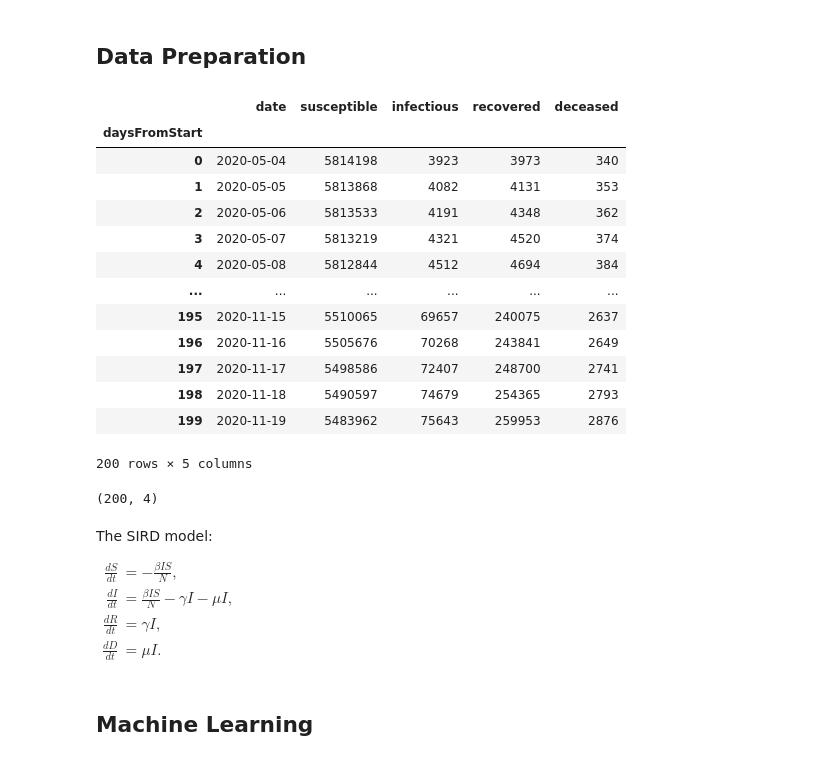
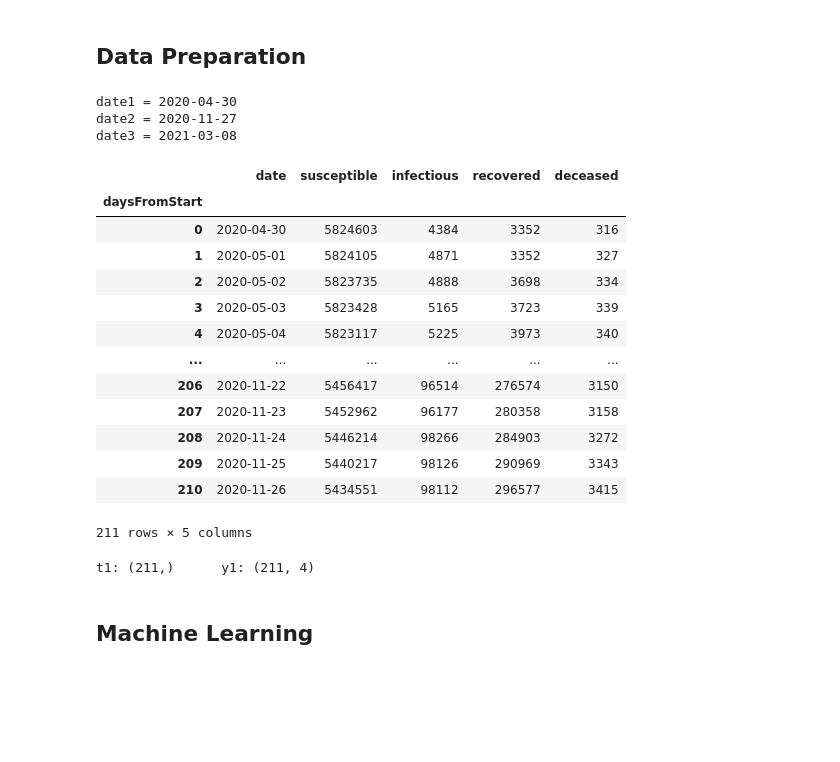
Before and after one commit to ZhongRuoyu/ntu-cz1115-project, a Jupyter notebook: covid.ipynb, the cells around one changed output. Drawn from its saved outputs; the diff is of its cells as text; code cells hidden in the pictures; blank space fills up the shorter version.

```diff
--- a/covid.ipynb
+++ b/covid.ipynb
@@ -18,3 +36,4 @@ sb.set(rc={"figure.figsize": (12, 8)})
 # %%
-raw = pd.read_json("https://api.covidtracking.com/v1/states/wi/daily.json")
+raw = pd.read_json(f"https://api.covidtracking.com/v1/states/{state_abbr.lower()}/daily.json")
 backup = raw
+raw
@@ -23,0 +54,4 @@ population = 5822434
+# %%
+pop_data = pd.read_csv("https://www2.census.gov/programs-surveys/popest/datasets/2010-2020/national/totals/nst-est2020.csv")
+population = int(pop_data[pop_data["NAME"] == state]["POPESTIMATE2020"])
+population
@@ -55,10 +90,10 @@ def extract_data(raw):
     # https://covidtracking.com/about-data/data-definitions
     global population
     data = pd.DataFrame(raw[["date"]])
-    data["susceptible"] = population - raw["positiveCasesViral"]
-    data["infectious"] = raw["positiveCasesViral"] - raw["recovered"] - raw["deathConfirmed"]
+    data["susceptible"] = population - raw["positive"]
+    data["infectious"] = raw["positive"] - raw["recovered"] - raw["death"]
     data["recovered"] = raw["recovered"]
-    data["deceased"] = raw["deathConfirmed"]
+    data["deceased"] = raw["death"]
     for col in ["susceptible", "infectious", "recovered", "deceased"]:
         data.loc[:, col] = data[col].astype(int)
     return data
@@ -97,53 +132,54 @@ plt.show()
 # %% [markdown]
 ## Data Preparation
+# %%
+date1 = datetime(2020, 4, 30)
+date2 = datetime(2020, 3, 7) + timedelta(days=265)
+date3 = datetime(2021, 3, 8)
+
+print(f"date1 = {date1.date()}")
+print(f"date2 = {date2.date()}")
+print(f"date3 = {date3.date()}")
+# %% [output]
+date1 = 2020-04-30
+date2 = 2020-11-27
+date3 = 2021-03-08
 # %%
 def filter_data(data, start=None, end=None):
     filtered = data.reset_index().sort_values("date")
     if start: filtered = filtered[filtered["date"] >= start]
     if end: filtered = filtered[filtered["date"] < end]
     filtered.loc[:, "daysFromStart"] -= filtered.iloc[0]["daysFromStart"]
     filtered.set_index("daysFromStart", inplace=True)
     return filtered
 
-data1 = filter_data(data, start=datetime(2020, 5, 4), end=datetime(2020, 11, 20))
+data1 = filter_data(data, start=date1, end=date2)
 data1
 # %% [output]
 |  | date | susceptible | infectious | recovered | deceased |
 | daysFromStart |  |  |  |  |  |
-| 0 | 2020-05-04 | 5814198 | 3923 | 3973 | 340 |
-| 1 | 2020-05-05 | 5813868 | 4082 | 4131 | 353 |
-| 2 | 2020-05-06 | 5813533 | 4191 | 4348 | 362 |
-| 3 | 2020-05-07 | 5813219 | 4321 | 4520 | 374 |
-| 4 | 2020-05-08 | 5812844 | 4512 | 4694 | 384 |
+| 0 | 2020-04-30 | 5824603 | 4384 | 3352 | 316 |
+| 1 | 2020-05-01 | 5824105 | 4871 | 3352 | 327 |
+| 2 | 2020-05-02 | 5823735 | 4888 | 3698 | 334 |
+| 3 | 2020-05-03 | 5823428 | 5165 | 3723 | 339 |
+| 4 | 2020-05-04 | 5823117 | 5225 | 3973 | 340 |
 | ... | ... | ... | ... | ... | ... |
-| 195 | 2020-11-15 | 5510065 | 69657 | 240075 | 2637 |
-| 196 | 2020-11-16 | 5505676 | 70268 | 243841 | 2649 |
-| 197 | 2020-11-17 | 5498586 | 72407 | 248700 | 2741 |
-| 198 | 2020-11-18 | 5490597 | 74679 | 254365 | 2793 |
-| 199 | 2020-11-19 | 5483962 | 75643 | 259953 | 2876 |
+| 206 | 2020-11-22 | 5456417 | 96514 | 276574 | 3150 |
+| 207 | 2020-11-23 | 5452962 | 96177 | 280358 | 3158 |
+| 208 | 2020-11-24 | 5446214 | 98266 | 284903 | 3272 |
+| 209 | 2020-11-25 | 5440217 | 98126 | 290969 | 3343 |
+| 210 | 2020-11-26 | 5434551 | 98112 | 296577 | 3415 |
-200 rows × 5 columns
+211 rows × 5 columns
 # %%
 def get_SIRD_vars(data):
-    t = data.index.to_numpy()
-    arr = data.to_numpy()
-    _, S, I, R, D = arr.T
-    return t, S, I, R, D
+    t = data.index.to_numpy(dtype=int)
+    arr = data.to_numpy(dtype=int)
+    _, S, I, R, D = arr.T  # leave the date out
+    y = np.column_stack((S, I, R, D))
+    return t, y
 
-t1, S1, I1, R1, D1 = get_SIRD_vars(data1)
-y1 = np.column_stack((S1, I1, R1, D1))
-y1.shape
+t1, y1 = get_SIRD_vars(data1)
+print(f"t1: {t1.shape}\ty1: {y1.shape}")
 # %% [output]
-(200, 4)
+t1: (211,)      y1: (211, 4)
-# %% [markdown]
-The SIRD model:
-
-$\begin{equation}
-\begin{split}
-\frac{dS}{dt} & = - \frac{\beta I S}{N}, \\
-\frac{dI}{dt} & = \frac{\beta I S}{N} - \gamma I - \mu I, \\
-\frac{dR}{dt} & = \gamma I, \\
-\frac{dD}{dt} & = \mu I.
-\end{split}
-\end{equation}$
 # %% [markdown]
 ## Machine Learning
```
Also changed, not shown: parts of 25 cells of this notebook.
